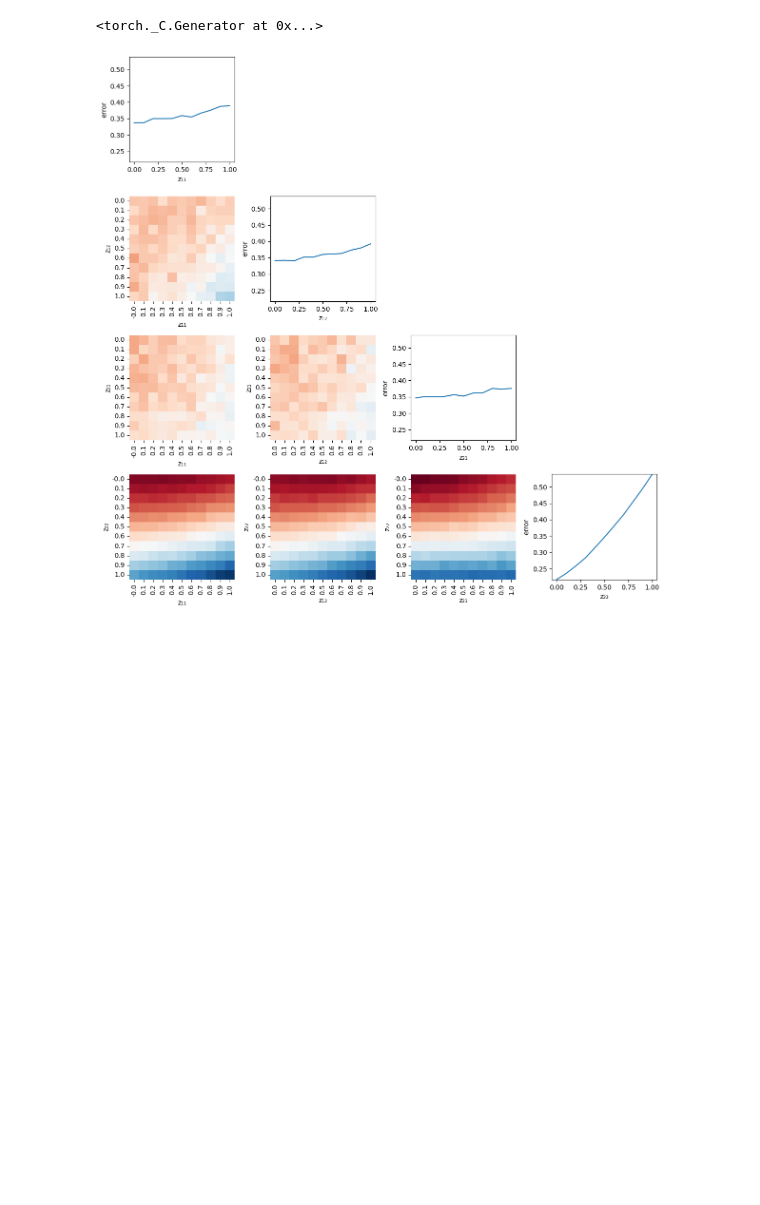
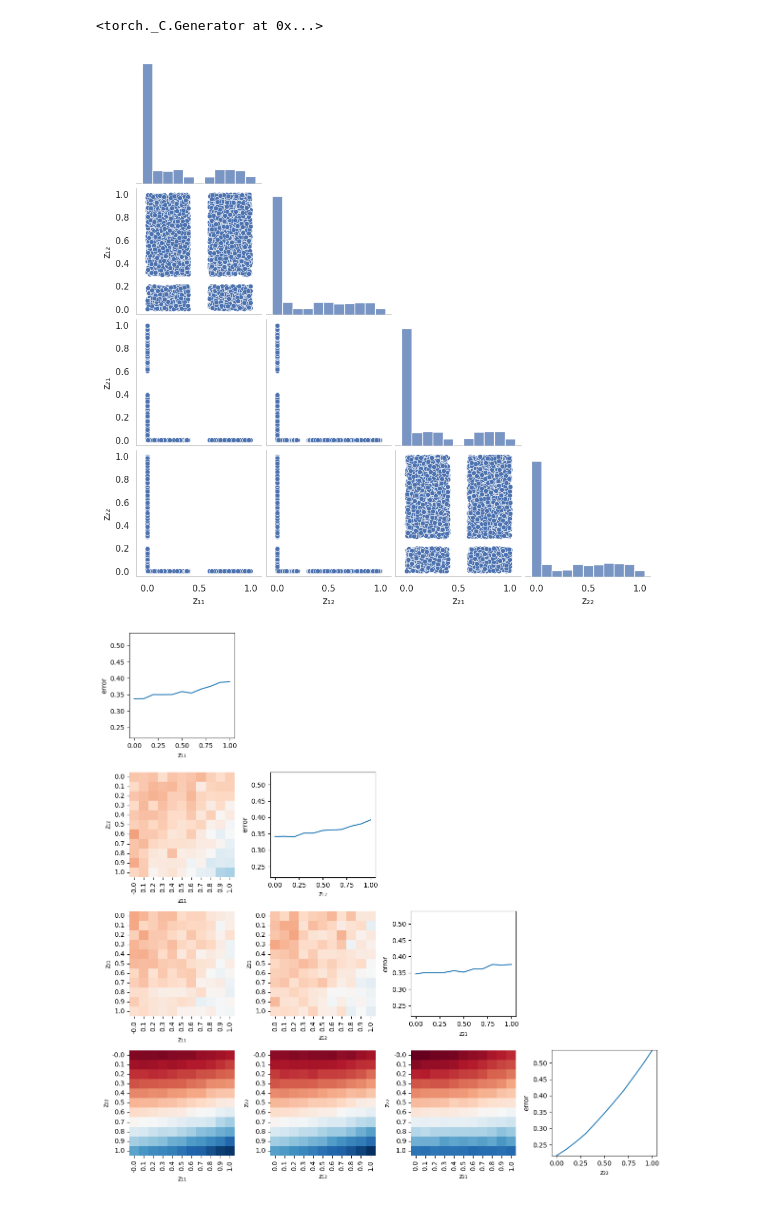
Before and after one commit to brendel-group/compositional-ood-generalization, a Jupyter notebook: notebooks/test.ipynb, the cells around one changed output. Saved outputs shown, nothing was run; the diff lists cells and outputs as text; code cells hidden in the pictures; blank space fills up the shorter version.

Commit message:
orthogonal sampling with gaps

```diff
--- a/notebooks/test.ipynb
+++ b/notebooks/test.ipynb
@@ -17,7 +17,7 @@ D = [2, 2]
 M = [16, 16, 16]
 grid_size = 11
 
-z = sample_latents(D, "grid", n_samples=10000, grid_size=grid_size)
+z = sample_latents(D, "orthogonal", n_samples=10000, grid_size=grid_size)
 
 if torch.cuda.is_available():
     dev = "cuda:0"
@@ -31,6 +31,40 @@ f = CompositionalFunction(C, phi).to(dev)
 f.eval()
 with torch.no_grad():
     x = f(z.to(dev)).to("cpu")
+# %%
+from typing import List, Tuple
+from data import _sample_orthogonal
+
+def _sample_orthogonal_with_gap(n_samples: int, dim_per_slot: List[int], gaps: List[Tuple[int, float, float]]) -> torch.Tensor:
+    total_dim = sum(dim_per_slot)
+    for (dim, start, stop) in gaps:
+        assert dim in range[total_dim], f"Gap dimension must be in range({total_dim}), but got {dim}."
+        assert start < stop, f"Gap start must be smaller than stop, but got [{start}, {stop}] for dim {dim}."
+        assert start >= 0 and stop <= 1, f"Gap edges must be in [0, 1], but got [{start}, {stop}] for dim {dim}."
+        assert stop - start < 1, f"Gap can't span entire range [0, 1] for dim {dim}."
+
+    z = torch.Tensor(0, total_dim)
+
+    while z.shape[0] < n_samples:
+        # first sample normal orthogonal
+        _z = _sample_orthogonal(n_samples, dim_per_slot)
+
+        # then reject points
+        mask = torch.ones(n_samples)
+        for (dim, start, stop) in gaps:
+            _mask = torch.logical_or(_z[:, dim] < start, _z[:, dim] > stop)
+            mask = torch.logical_and(mask, _mask)
+
+        idx = mask.nonzero().squeeze(1)
+        z = torch.cat([z, _z[idx]])
+
+    return z[:n_samples]
+
+z = _sample_orthogonal_with_gap(10000, D, [(0, 0.4, 0.6), (1, 0.2, 0.3), (2, 0.4, 0.6), (3, 0.2, 0.3)])
+
+visualize_latents(z, D, grid_size)
+# %% [output]
+[figure, added]
 # %%
 visualize_latents(z, D, grid_size)
 # %%
```
Also changed, not shown: 1 other file.
